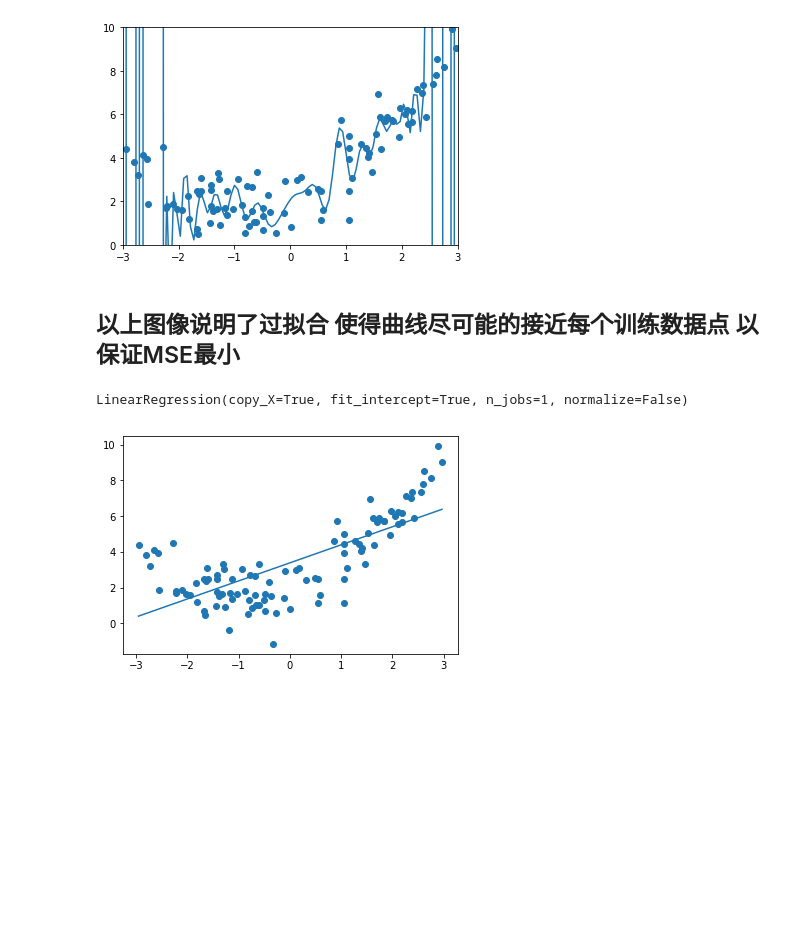
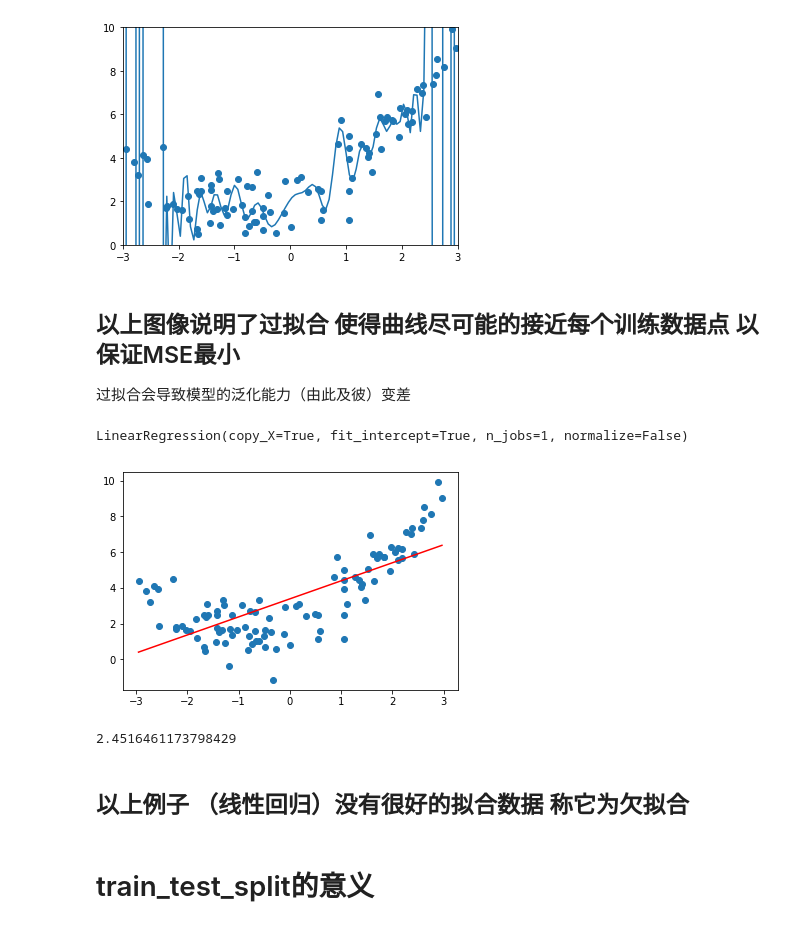
Before and after one commit to anbingxu666/Machine-learning-with-Python, a Jupyter notebook: Overfitting and Underfitting.ipynb, the cells around one changed output. Cells and saved outputs as stored; diff of their text form; code cells hidden in the pictures; blank space fills up the shorter version.

```diff
--- a/Overfitting and Underfitting.ipynb
+++ b/Overfitting and Underfitting.ipynb
@@ -104,6 +104,7 @@ plt.show()
 [figure]
 # %% [markdown]
 ## 以上图像说明了过拟合 使得曲线尽可能的接近每个训练数据点 以保证MSE最小
+过拟合会导致模型的泛化能力（由此及彼）变差
 # %%
 lr = LinearRegression()
 # %%
@@ -114,7 +115,15 @@ LinearRegression(copy_X=True, fit_intercept=True, n_jobs=1, normalize=False)
 y_predict = lr.predict(X)
 # %%
 plt.scatter(X,y)
-plt.plot(np.sort(x),y_predict[np.argsort(x)])
+plt.plot(np.sort(x),y_predict[np.argsort(x)],color="R")
 plt.show()
 # %% [output]
-[figure, old version]
+[figure, new version]
+# %%
+mean_squared_error(y,y_predict)
+# %% [output]
+2.4516461173798429
+# %% [markdown]
+## 以上例子 （线性回归）没有很好的拟合数据  称它为欠拟合
+# %% [markdown]
+# train_test_split的意义
```
Also changed, not shown: parts of 7 cells of this notebook, 1 other file.
